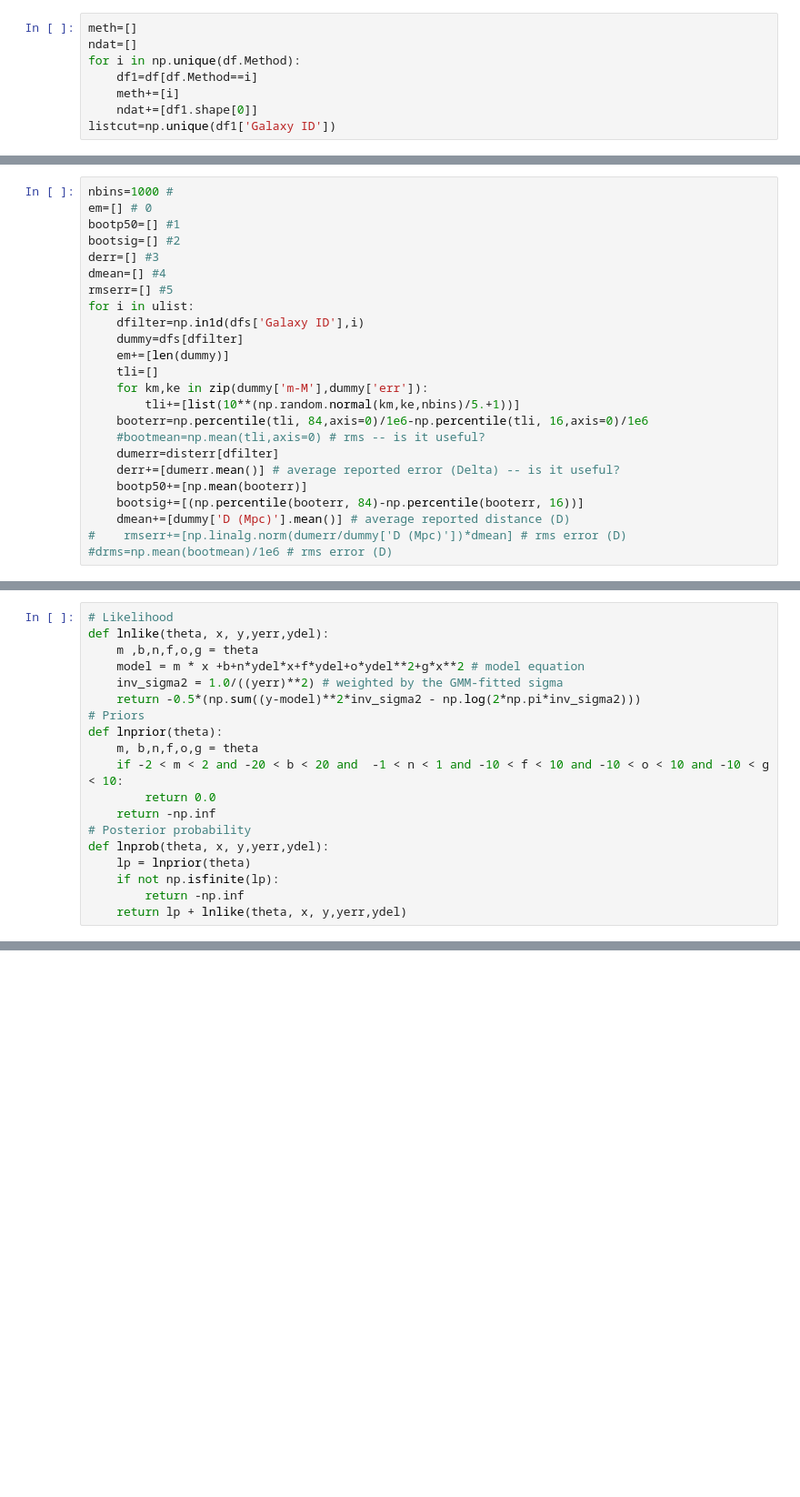
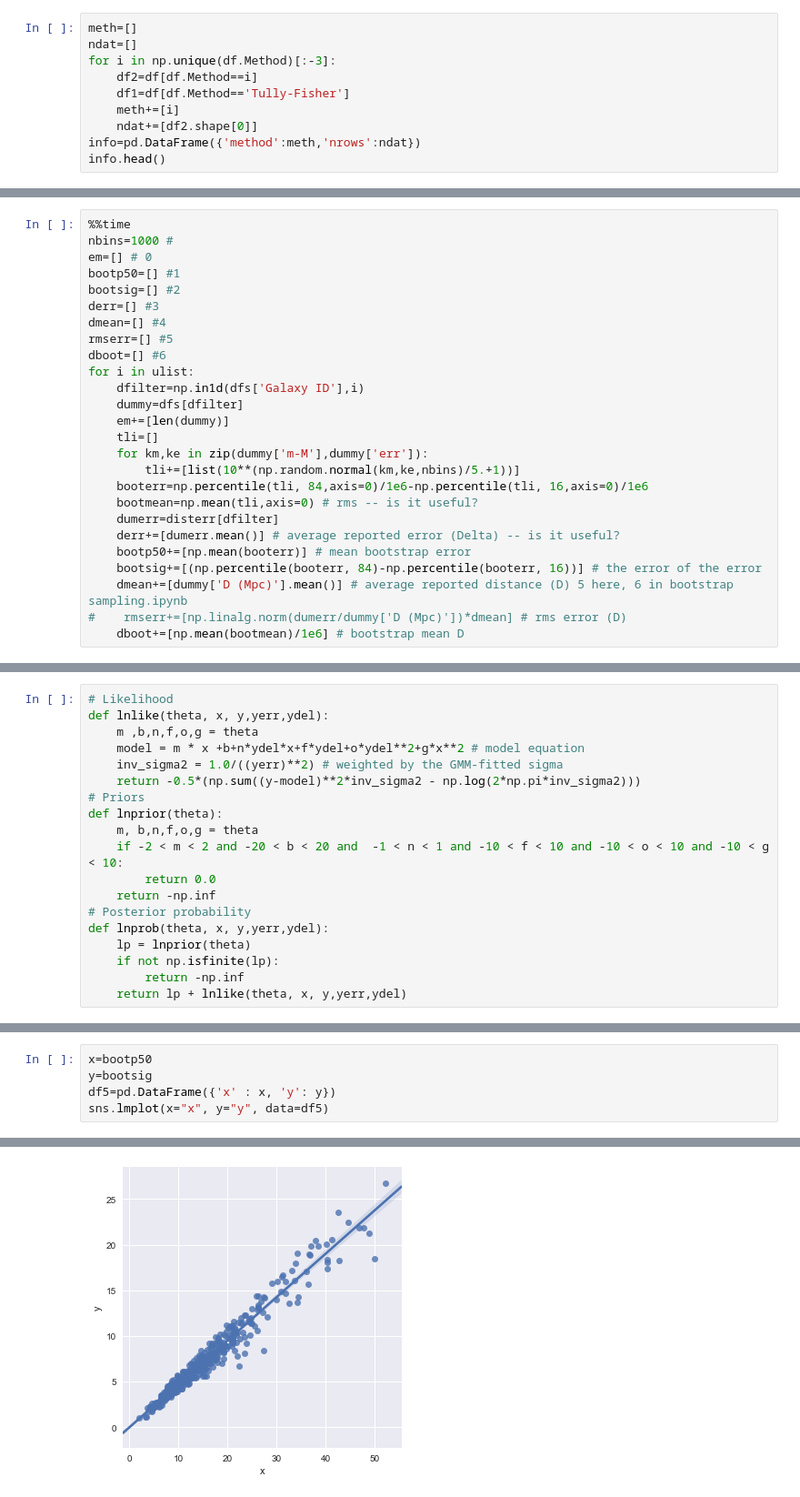
Before and after one commit to saint-germain/anisotropias, a Jupyter notebook: bootstrap predictive test.ipynb, the cells around one changed output, grey strips where cells are left out. Shown at 91% size. Drawn from its saved outputs; the diff is of its cells as text; blank space fills up the shorter version.

```diff
--- a/bootstrap predictive test.ipynb
+++ b/bootstrap predictive test.ipynb
@@ -20,8 +23,10 @@ df=df[df['D (Mpc)']>35]
 # %%
 meth=[]
 ndat=[]
-for i in np.unique(df.Method):
-    df1=df[df.Method==i]
+for i in np.unique(df.Method)[:-3]:
+    df2=df[df.Method==i]
+    df1=df[df.Method=='Tully-Fisher']
     meth+=[i]
-    ndat+=[df1.shape[0]]
-listcut=np.unique(df1['Galaxy ID'])
+    ndat+=[df2.shape[0]]
+info=pd.DataFrame({'method':meth,'nrows':ndat})
+info.head()
@@ -86,4 +54,5 @@ i
 # %%
+%%time
 nbins=1000 #
 em=[] # 0
 bootp50=[] #1
@@ -91,6 +60,7 @@ bootsig=[] #2
 derr=[] #3
 dmean=[] #4
 rmserr=[] #5
+dboot=[] #6
 for i in ulist:
     dfilter=np.in1d(dfs['Galaxy ID'],i)
     dummy=dfs[dfilter]
@@ -99,11 +69,11 @@ for i in ulist:
     for km,ke in zip(dummy['m-M'],dummy['err']):
         tli+=[list(10**(np.random.normal(km,ke,nbins)/5.+1))]
     booterr=np.percentile(tli, 84,axis=0)/1e6-np.percentile(tli, 16,axis=0)/1e6
-    #bootmean=np.mean(tli,axis=0) # rms -- is it useful?
+    bootmean=np.mean(tli,axis=0) # rms -- is it useful?
     dumerr=disterr[dfilter]
     derr+=[dumerr.mean()] # average reported error (Delta) -- is it useful?
-    bootp50+=[np.mean(booterr)]
-    bootsig+=[(np.percentile(booterr, 84)-np.percentile(booterr, 16))]
-    dmean+=[dummy['D (Mpc)'].mean()] # average reported distance (D)
+    bootp50+=[np.mean(booterr)] # mean bootstrap error
+    bootsig+=[(np.percentile(booterr, 84)-np.percentile(booterr, 16))] # the error of the error
+    dmean+=[dummy['D (Mpc)'].mean()] # average reported distance (D) 5 here, 6 in bootstrap sampling.ipynb
 #    rmserr+=[np.linalg.norm(dumerr/dummy['D (Mpc)'])*dmean] # rms error (D)
-#drms=np.mean(bootmean)/1e6 # rms error (D)
+    dboot+=[np.mean(bootmean)/1e6] # bootstrap mean D
@@ -323,0 +194,6 @@ len(this)
+# %%
+x=bootp50
+y=bootsig
+df5=pd.DataFrame({'x' : x, 'y': y})
+sns.lmplot(x="x", y="y", data=df5)
+# %% [output]
@@ -323,0 +201 @@ len(this)
+[figure, added]
```
Also changed, not shown: parts of 77 cells of this notebook.
